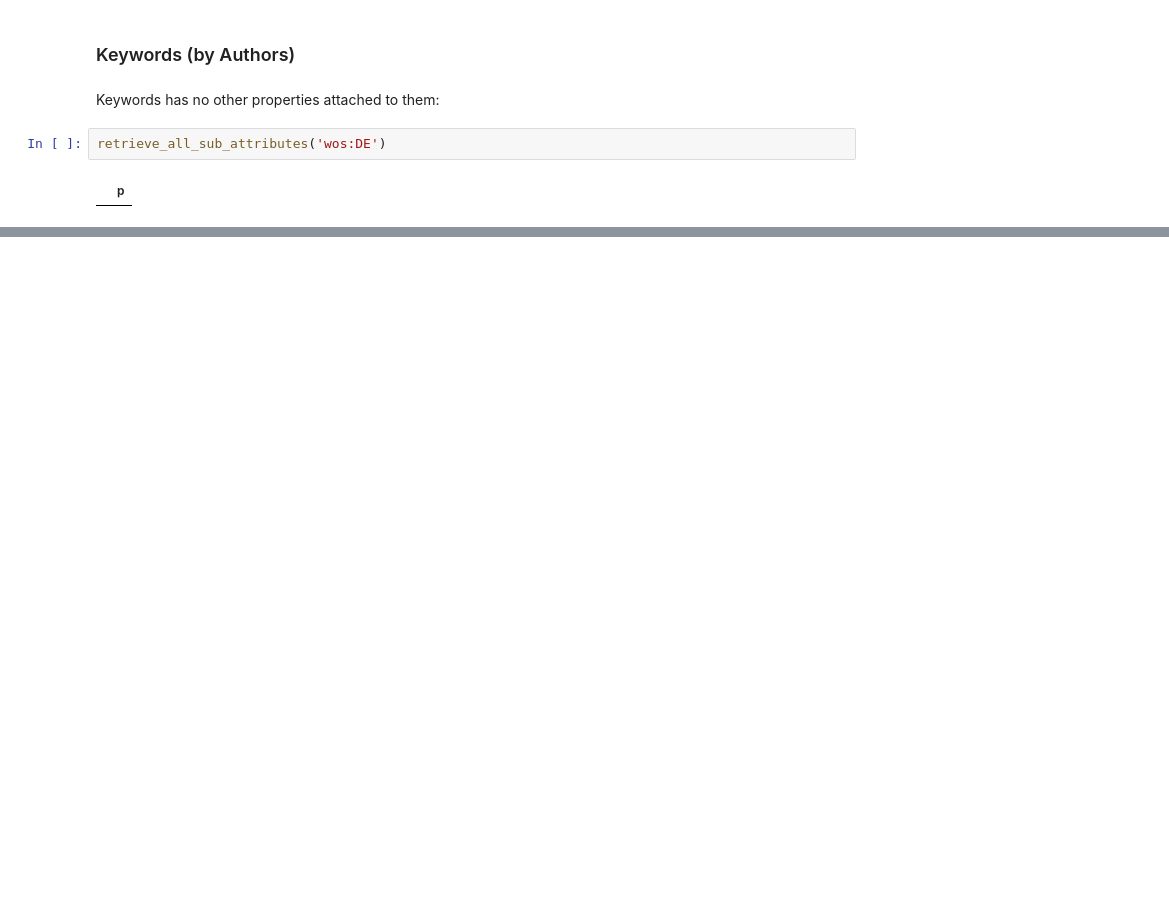
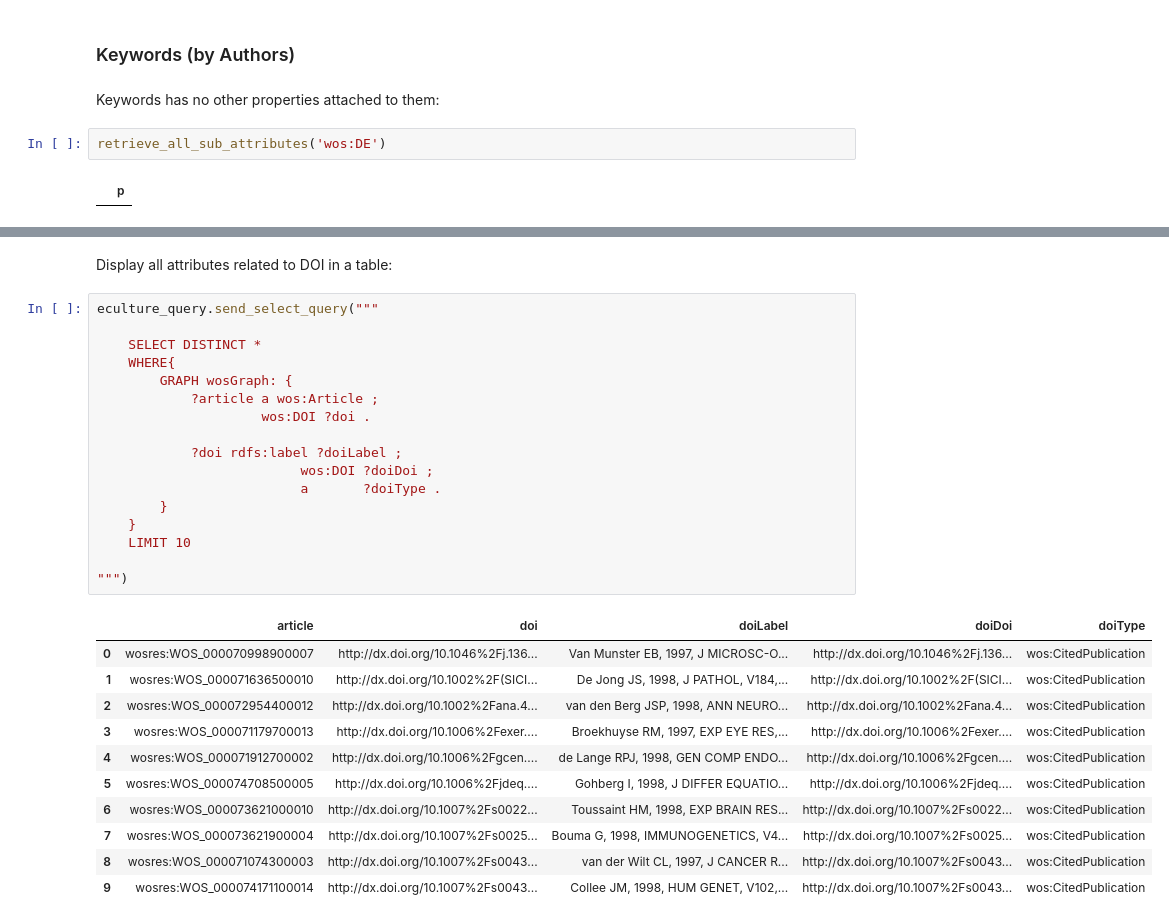
Before and after one commit to clokman/KFIR, a Jupyter notebook: notebooks/KFIR.ipynb, the cells around one changed output, grey strips where cells are left out. Saved outputs shown, nothing was run; the diff lists cells and outputs as text; blank space fills up the shorter version.

```diff
--- a/notebooks/KFIR.ipynb
+++ b/notebooks/KFIR.ipynb
@@ -384,0 +728,31 @@ retrieve_all_sub_attributes('wos:DE')
+# %% [markdown]
+Display all attributes related to DOI in a table:
+# %%
+eculture_query.send_select_query("""
+
+    SELECT DISTINCT *
+    WHERE{
+        GRAPH wosGraph: {
+            ?article a wos:Article ;
+                     wos:DOI ?doi .
+
+            ?doi rdfs:label ?doiLabel ;
+                          wos:DOI ?doiDoi ;
+                          a       ?doiType .
+        }
+    }
+    LIMIT 10
+
+""")
+# %% [output]
+|  | article | doi | doiLabel | doiDoi | doiType |
+| 0 | wosres:WOS_000070998900007 | http://dx.doi.org/10.1046%2Fj.136... | Van Munster EB, 1997, J MICROSC-O... | http://dx.doi.org/10.1046%2Fj.136... | wos:CitedPublication |
+| 1 | wosres:WOS_000071636500010 | http://dx.doi.org/10.1002%2F(SICI... | De Jong JS, 1998, J PATHOL, V184,... | http://dx.doi.org/10.1002%2F(SICI... | wos:CitedPublication |
+| 2 | wosres:WOS_000072954400012 | http://dx.doi.org/10.1002%2Fana.4... | van den Berg JSP, 1998, ANN NEURO... | http://dx.doi.org/10.1002%2Fana.4... | wos:CitedPublication |
+| 3 | wosres:WOS_000071179700013 | http://dx.doi.org/10.1006%2Fexer.... | Broekhuyse RM, 1997, EXP EYE RES,... | http://dx.doi.org/10.1006%2Fexer.... | wos:CitedPublication |
+| 4 | wosres:WOS_000071912700002 | http://dx.doi.org/10.1006%2Fgcen.... | de Lange RPJ, 1998, GEN COMP ENDO... | http://dx.doi.org/10.1006%2Fgcen.... | wos:CitedPublication |
+| 5 | wosres:WOS_000074708500005 | http://dx.doi.org/10.1006%2Fjdeq.... | Gohberg I, 1998, J DIFFER EQUATIO... | http://dx.doi.org/10.1006%2Fjdeq.... | wos:CitedPublication |
+| 6 | wosres:WOS_000073621000010 | http://dx.doi.org/10.1007%2Fs0022... | Toussaint HM, 1998, EXP BRAIN RES... | http://dx.doi.org/10.1007%2Fs0022... | wos:CitedPublication |
+| 7 | wosres:WOS_000073621900004 | http://dx.doi.org/10.1007%2Fs0025... | Bouma G, 1998, IMMUNOGENETICS, V4... | http://dx.doi.org/10.1007%2Fs0025... | wos:CitedPublication |
+| 8 | wosres:WOS_000071074300003 | http://dx.doi.org/10.1007%2Fs0043... | van der Wilt CL, 1997, J CANCER R... | http://dx.doi.org/10.1007%2Fs0043... | wos:CitedPublication |
+| 9 | wosres:WOS_000074171100014 | http://dx.doi.org/10.1007%2Fs0043... | Collee JM, 1998, HUM GENET, V102,... | http://dx.doi.org/10.1007%2Fs0043... | wos:CitedPublication |
```
Also changed, not shown: parts of 48 cells of this notebook, 1 other file.
